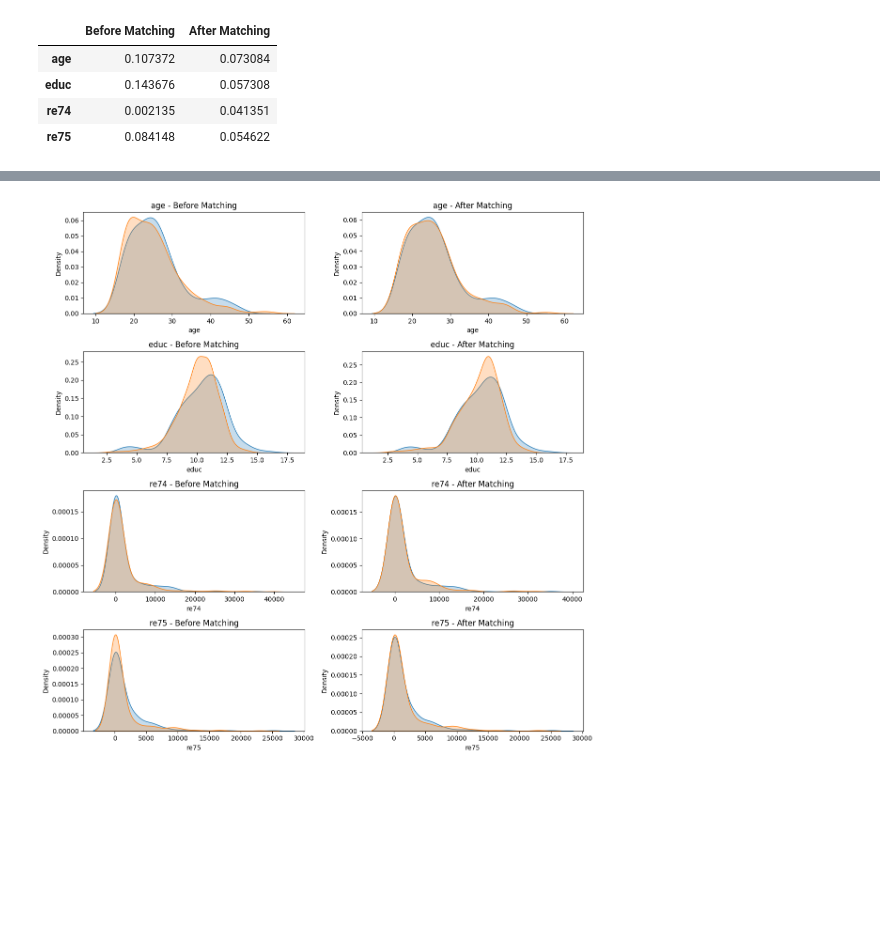
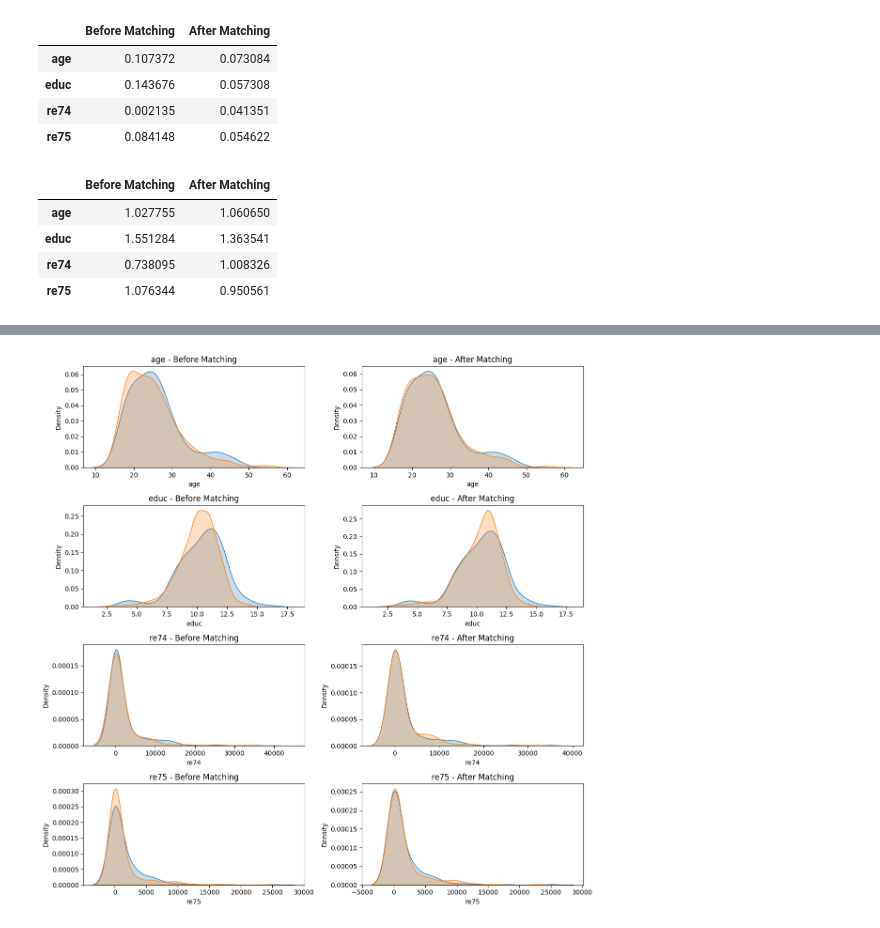
Before and after one commit to cmcap24/data-science-toolkit, a Jupyter notebook: notebooks/matching_example.ipynb, the cells around one changed output, grey strips where cells are left out. Drawn from its saved outputs; the diff is of its cells as text; code cells hidden in the pictures; blank space fills up the shorter version.

```diff
--- a/notebooks/matching_example.ipynb
+++ b/notebooks/matching_example.ipynb
@@ -55,3 +55,11 @@ balance_summary_optimal.abs().T
 | educ | 0.143676 | 0.057308 |
 | re74 | 0.002135 | 0.041351 |
 | re75 | 0.084148 | 0.054622 |
+# %%
+balance.compute_variance_ratios(data, matched_pairs_greedy, covariates=covariates).T
+# %% [output]
+|  | Before Matching | After Matching |
+| age | 1.027755 | 1.060650 |
+| educ | 1.551284 | 1.363541 |
+| re74 | 0.738095 | 1.008326 |
+| re75 | 1.076344 | 0.950561 |
```
Also changed, not shown: parts of 7 cells of this notebook, 3 other files.
